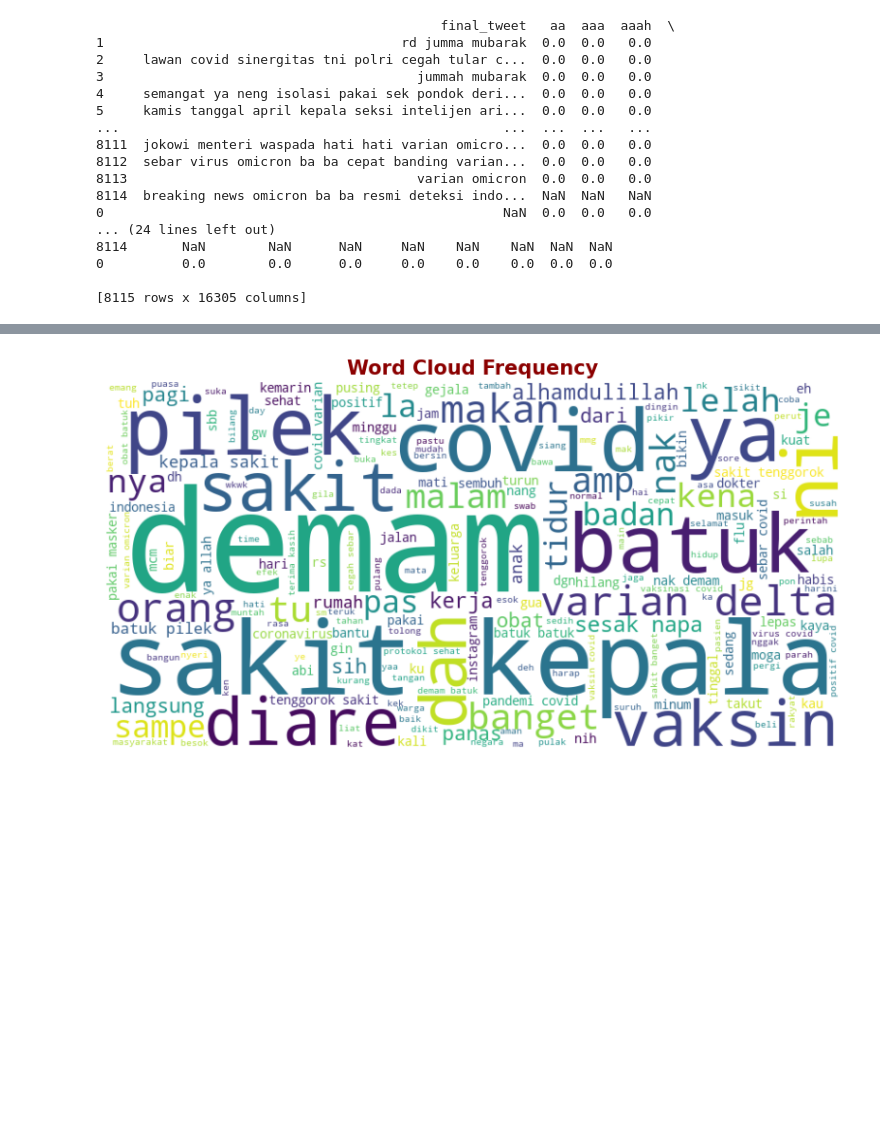
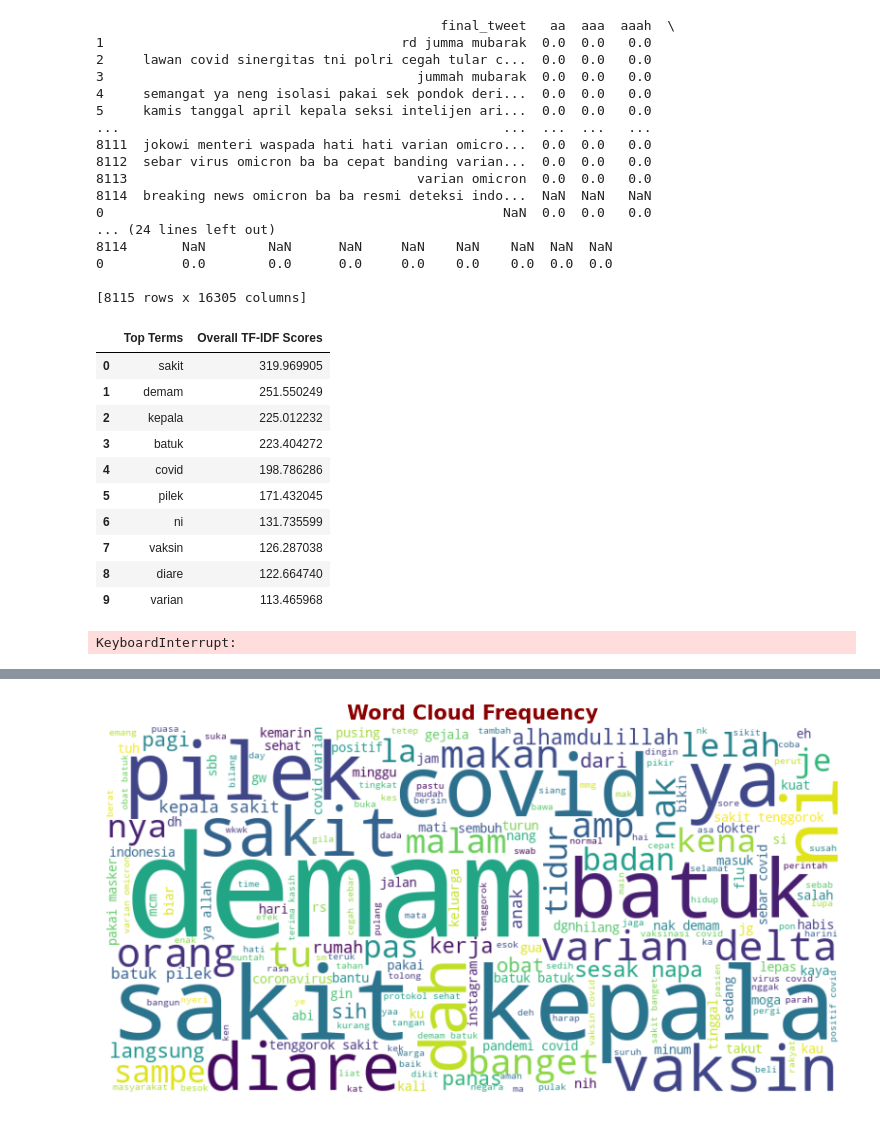
Before and after one commit to fahmiabdillah/skripsitwit, a Jupyter notebook: tfidf_dbscan.ipynb, the cells around one changed output, grey strips where cells are left out. Saved outputs shown, nothing was run; the diff lists cells and outputs as text; code cells hidden in the pictures; blank space fills up the shorter version.

```diff
--- a/tfidf_dbscan.ipynb
+++ b/tfidf_dbscan.ipynb
@@ -100,3 +100,62 @@ print(result)
 0          0.0        0.0      0.0     0.0    0.0    0.0  0.0  0.0
 
 [8115 rows x 16305 columns]
+# %%
+# Convert the TF-IDF matrix to a dense numpy array
+tfidf_matrix_dense = tfidf_matrix.toarray()
+
+# Calculate the overall TF-IDF scores for each term
+overall_tfidf_scores = np.sum(tfidf_matrix_dense, axis=0)
+
+# Get the indices of the top 10 terms
+top_10_indices = np.argsort(-overall_tfidf_scores)[:10]
+
+# Get the top 10 terms and their TF-IDF scores
+top_terms = [feature_names[idx] for idx in top_10_indices]
+top_tfidf_scores = [overall_tfidf_scores[idx] for idx in top_10_indices]
+
+# Create a result table for the top terms
+result_table = {"Top Terms": top_terms, "Overall TF-IDF Scores": top_tfidf_scores}
+
+df_result = pd.DataFrame(result_table)
+df_result
+
+# # Print the result table
+# for term, score in zip(result_table["Top Terms"], result_table["Overall TF-IDF Scores"]):
+#     print(f"{term}: {score:.2f}")
+# %% [output]
+|  | Top Terms | Overall TF-IDF Scores |
+| 0 | sakit | 319.969905 |
+| 1 | demam | 251.550249 |
+| 2 | kepala | 225.012232 |
+| 3 | batuk | 223.404272 |
+| 4 | covid | 198.786286 |
+| 5 | pilek | 171.432045 |
+| 6 | ni | 131.735599 |
+| 7 | vaksin | 126.287038 |
+| 8 | diare | 122.664740 |
+| 9 | varian | 113.465968 |
+# %%
+# Convert the TF-IDF matrix to a dense numpy array
+tfidf_matrix_dense = tfidf_matrix.toarray()
+
+# Calculate the top 10 highest TF-IDF scores for each document
+top_10_indices = np.argsort(-tfidf_matrix_dense, axis=1)[:, :10]
+
+# Create a result table
+result_table = []
+for i, doc in enumerate(dftwit['final_tweet']):
+    top_terms = [feature_names[idx] for idx in top_10_indices[i]]
+    top_tfidf_scores = [tfidf_matrix_dense[i, idx] for idx in top_10_indices[i]]
+    result_table.append({"Document": doc, "Top Terms": top_terms, "TF-IDF Scores": top_tfidf_scores})
+
+# Print the result table
+for row in result_table:
+    print("Document:", row["Document"])
+    for term, score in zip(row["Top Terms"], row["TF-IDF Scores"]):
+        print(f"  {term}: {score:.2f}")
+    print("\n")
+
+result_table.tail()
+# %% [output]
+KeyboardInterrupt:
```
Also changed, not shown: parts of 1 cell of this notebook, 4 other files.
